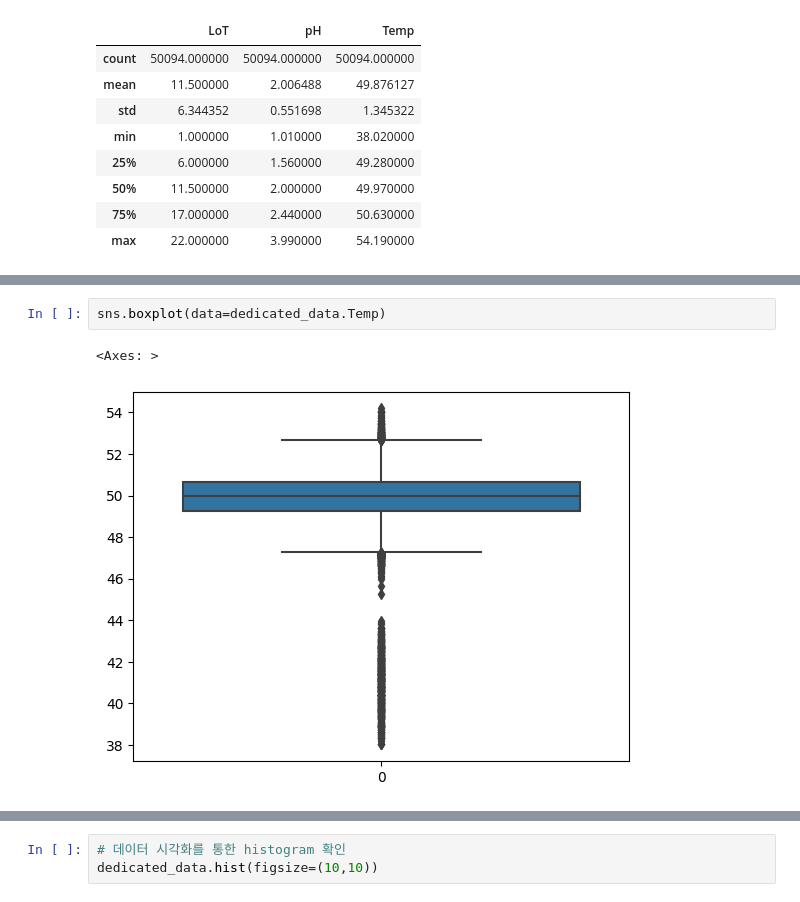
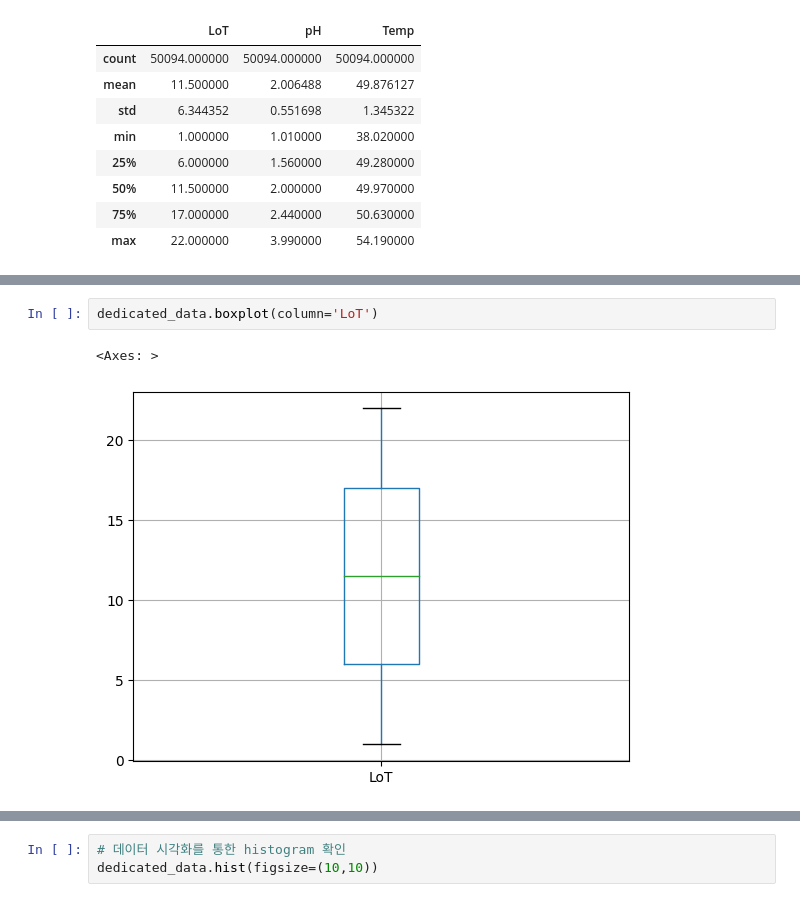
Before and after one commit to jimmynkim/DAEM, a Jupyter notebook: KAMP.ipynb, the cells around one changed output, grey strips where cells are left out. Drawn from its saved outputs; the diff is of its cells as text.

```diff
--- a/KAMP.ipynb
+++ b/KAMP.ipynb
@@ -372,5 +362,5 @@ sns.boxplot(data=dedicated_data.pH)
-# %%
-sns.boxplot(data=dedicated_data.Temp)
-# %% [output]
-<Axes: >
-[figure, removed]
+# %%
+dedicated_data.boxplot(column='LoT')
+# %% [output]
+<Axes: >
+[figure, added]
```
Also changed, not shown: parts of 32 cells of this notebook.
